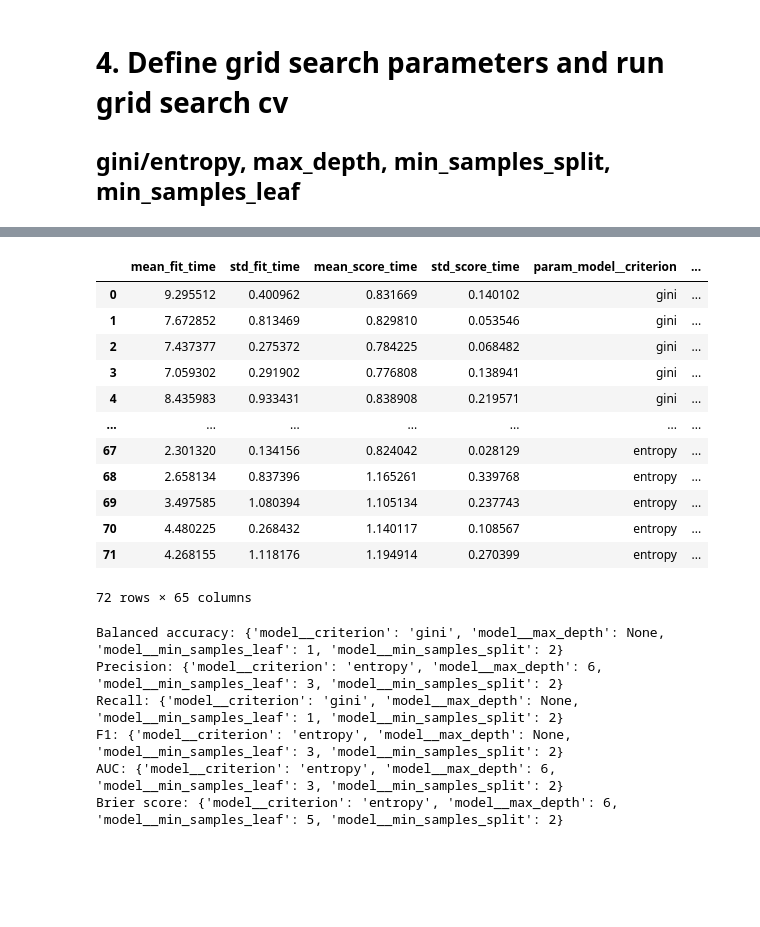
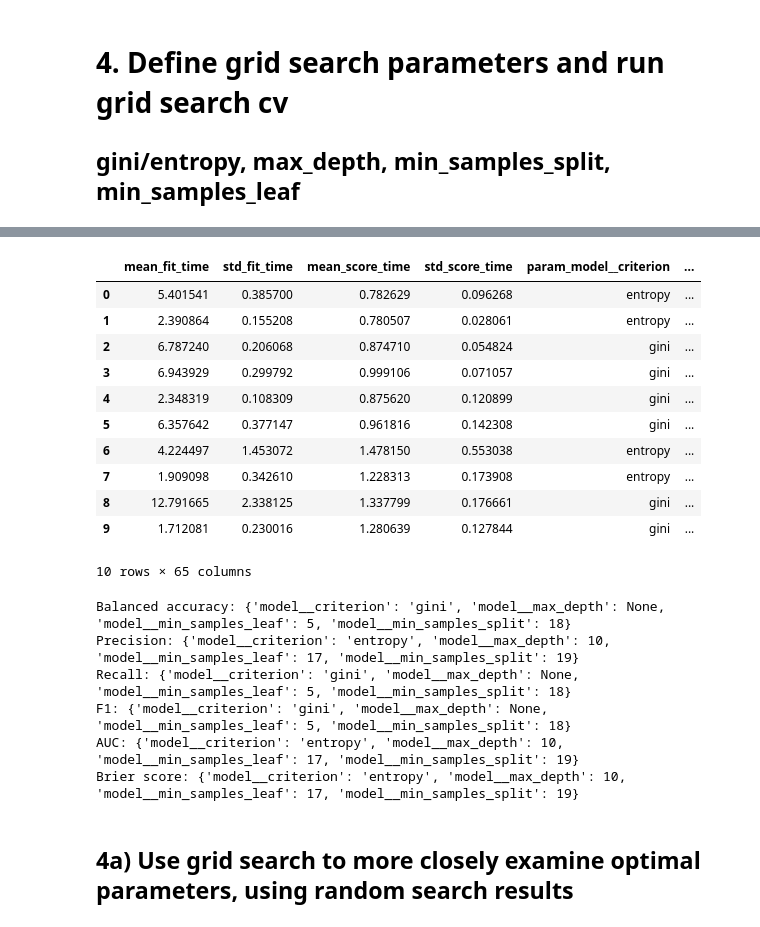
Before and after one commit to ray-chav/stop-and-search, a Jupyter notebook: scripts/modeling/dt_hyperparameter_tuning.ipynb, the cells around one changed output, grey strips where cells are left out. Saved outputs shown, nothing was run; the diff lists cells and outputs as text; code cells hidden in the pictures; blank space fills up the shorter version.

```diff
--- a/scripts/modeling/dt_hyperparameter_tuning.ipynb
+++ b/scripts/modeling/dt_hyperparameter_tuning.ipynb
@@ -114,11 +115,11 @@ pipeline = build_pipeline(DecisionTreeClassifier(random_state=10), cat_cols, bin
 # 4. Define grid search parameters and run grid search cv
 ## gini/entropy, max_depth, min_samples_split, min_samples_leaf
 # %%
-param_grid = [{"model__criterion":["gini", "entropy"], "model__max_depth":[None, 3, 6, 10], "model__min_samples_split":[2, 4, 6], "model__min_samples_leaf":[1, 3, 5]}]
+param_distributions = {"model__criterion":["gini", "entropy"], "model__max_depth":[None, 3, 6, 10, 20], "model__min_samples_split":randint(2,20), "model__min_samples_leaf":randint(1,20)}
 
 cv = StratifiedKFold(n_splits=5, shuffle=True, random_state=10)
 
-grid_search = GridSearchCV(cv = cv, estimator = pipeline, param_grid=param_grid, scoring=["accuracy", "balanced_accuracy", "precision", "recall", "roc_auc", "f1", "neg_brier_score"], refit = "balanced_accuracy", verbose=2)
+random_search = RandomizedSearchCV(cv = cv, estimator=pipeline, param_distributions= param_distributions, scoring = ["accuracy", "balanced_accuracy", "precision", "recall", "roc_auc", "f1", "neg_brier_score"], refit="balanced_accuracy", verbose=2, random_state=10)
 
-grid_search.fit(X_train, y_train)
+random_search.fit(X_train, y_train)
 # %% [output]
@@ -154,20 +175,19 @@ Fitting 5 folds for each of 72 candidates, totalling 360 fits
 # %%
-results = pd.DataFrame(grid_search.cv_results_)
-results
+# Save random search results
+results = pd.DataFrame(random_search.cv_results_)
 # %% [output]
 |  | mean_fit_time | std_fit_time | mean_score_time | std_score_time | param_model__criterion | ... |
-| 0 | 9.295512 | 0.400962 | 0.831669 | 0.140102 | gini | ... |
-| 1 | 7.672852 | 0.813469 | 0.829810 | 0.053546 | gini | ... |
-| 2 | 7.437377 | 0.275372 | 0.784225 | 0.068482 | gini | ... |
-| 3 | 7.059302 | 0.291902 | 0.776808 | 0.138941 | gini | ... |
-| 4 | 8.435983 | 0.933431 | 0.838908 | 0.219571 | gini | ... |
-| ... | ... | ... | ... | ... | ... | ... |
-| 67 | 2.301320 | 0.134156 | 0.824042 | 0.028129 | entropy | ... |
-| 68 | 2.658134 | 0.837396 | 1.165261 | 0.339768 | entropy | ... |
-| 69 | 3.497585 | 1.080394 | 1.105134 | 0.237743 | entropy | ... |
-| 70 | 4.480225 | 0.268432 | 1.140117 | 0.108567 | entropy | ... |
-| 71 | 4.268155 | 1.118176 | 1.194914 | 0.270399 | entropy | ... |
+| 0 | 5.401541 | 0.385700 | 0.782629 | 0.096268 | entropy | ... |
+| 1 | 2.390864 | 0.155208 | 0.780507 | 0.028061 | entropy | ... |
+| 2 | 6.787240 | 0.206068 | 0.874710 | 0.054824 | gini | ... |
+| 3 | 6.943929 | 0.299792 | 0.999106 | 0.071057 | gini | ... |
+| 4 | 2.348319 | 0.108309 | 0.875620 | 0.120899 | gini | ... |
+| 5 | 6.357642 | 0.377147 | 0.961816 | 0.142308 | gini | ... |
+| 6 | 4.224497 | 1.453072 | 1.478150 | 0.553038 | entropy | ... |
+| 7 | 1.909098 | 0.342610 | 1.228313 | 0.173908 | entropy | ... |
+| 8 | 12.791665 | 2.338125 | 1.337799 | 0.176661 | gini | ... |
+| 9 | 1.712081 | 0.230016 | 1.280639 | 0.127844 | gini | ... |
-72 rows × 65 columns
+10 rows × 65 columns
 # %%
 # Best parameters based on:
 ## Balanced accuracy
@@ -183,9 +203,11 @@ print("AUC:", results["params"][results["rank_test_roc_auc"] == 1].head(1).item(
 ## Brier
 print("Brier score:", results["params"][results["rank_test_neg_brier_score"] == 1].head(1).item())
 # %% [output]
-Balanced accuracy: {'model__criterion': 'gini', 'model__max_depth': None, 'model__min_samples_leaf': 1, 'model__min_samples_split': 2}
-Precision: {'model__criterion': 'entropy', 'model__max_depth': 6, 'model__min_samples_leaf': 3, 'model__min_samples_split': 2}
-Recall: {'model__criterion': 'gini', 'model__max_depth': None, 'model__min_samples_leaf': 1, 'model__min_samples_split': 2}
-F1: {'model__criterion': 'entropy', 'model__max_depth': None, 'model__min_samples_leaf': 3, 'model__min_samples_split': 2}
-AUC: {'model__criterion': 'entropy', 'model__max_depth': 6, 'model__min_samples_leaf': 3, 'model__min_samples_split': 2}
-Brier score: {'model__criterion': 'entropy', 'model__max_depth': 6, 'model__min_samples_leaf': 5, 'model__min_samples_split': 2}
+Balanced accuracy: {'model__criterion': 'gini', 'model__max_depth': None, 'model__min_samples_leaf': 5, 'model__min_samples_split': 18}
+Precision: {'model__criterion': 'entropy', 'model__max_depth': 10, 'model__min_samples_leaf': 17, 'model__min_samples_split': 19}
+Recall: {'model__criterion': 'gini', 'model__max_depth': None, 'model__min_samples_leaf': 5, 'model__min_samples_split': 18}
+F1: {'model__criterion': 'gini', 'model__max_depth': None, 'model__min_samples_leaf': 5, 'model__min_samples_split': 18}
+AUC: {'model__criterion': 'entropy', 'model__max_depth': 10, 'model__min_samples_leaf': 17, 'model__min_samples_split': 19}
+Brier score: {'model__criterion': 'entropy', 'model__max_depth': 10, 'model__min_samples_leaf': 17, 'model__min_samples_split': 19}
+# %% [markdown]
+## 4a) Use grid search to more closely examine optimal parameters, using random search results
```
Also changed, not shown: parts of 6 cells of this notebook, 6 other files.
